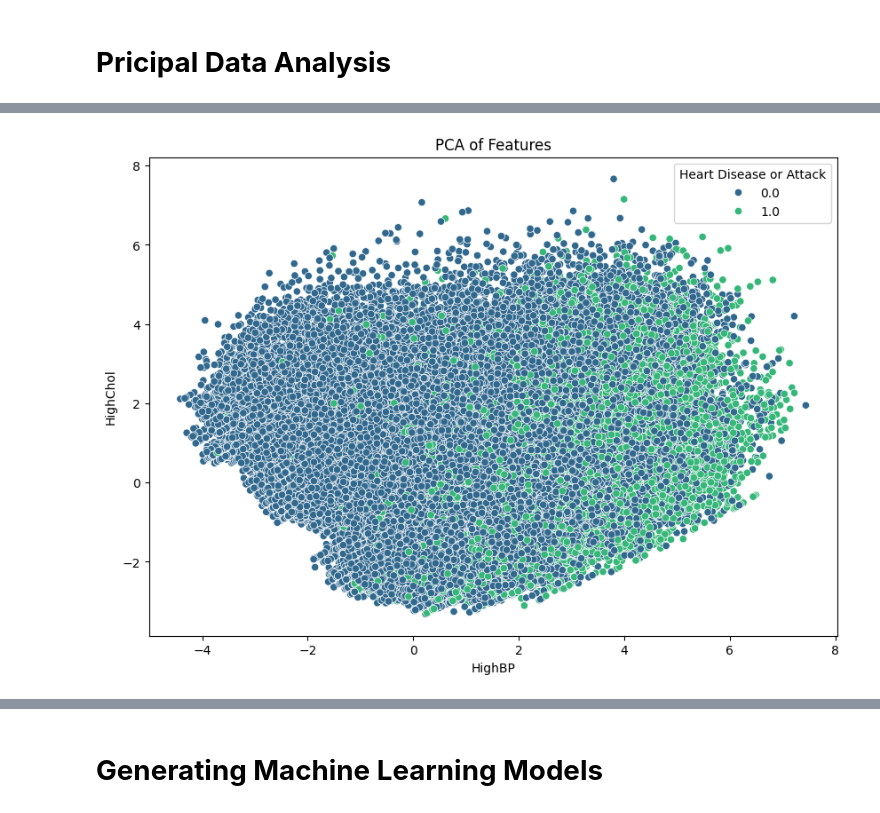
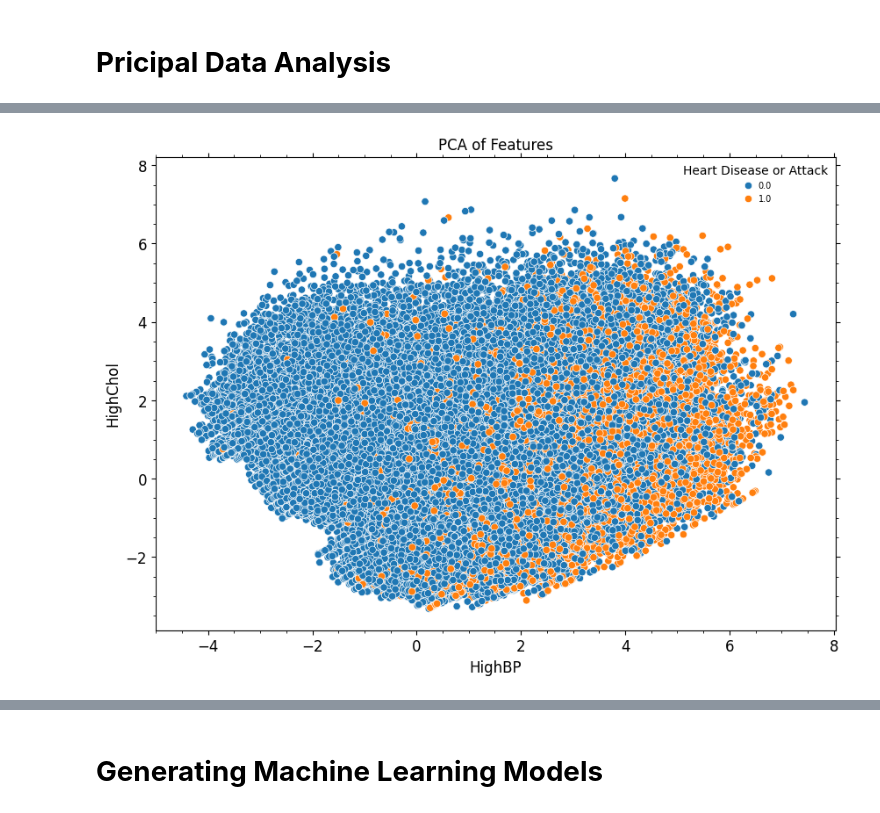
Before and after one commit to akhilnazim0/Data-Science-Project, a Jupyter notebook: Data_Science_Project_.ipynb, the cells around one changed output, grey strips where cells are left out. Drawn from its saved outputs; the diff is of its cells as text; code cells hidden in the pictures.

```diff
--- a/Data_Science_Project_.ipynb
+++ b/Data_Science_Project_.ipynb
@@ -314,19 +302,16 @@ X_pca = pca.fit_transform(X_scaled)
 df_pca = pd.DataFrame(data=X_pca, columns=['HighBP', 'HighChol','HeartDiseaseorAttack','CholCheck','BMI','Diabetes_012','Smoker','Stroke','Sex','PhysHlth','HvyAlcoholConsump'])
 df_pca['HeartDiseaseorAttack'] = y.reset_index(drop=True)
 # %%
-import matplotlib.pyplot as plt
-import seaborn as sns
-
 # Scatter plot of PCA components
 plt.figure(figsize=(10, 7))
-sns.scatterplot(x='HighBP', y='HighChol', hue='HeartDiseaseorAttack', data=df_pca, palette='viridis')
+sns.scatterplot(x='HighBP', y='HighChol', hue='HeartDiseaseorAttack', data=df_pca,)
 plt.title('PCA of Features')
 plt.xlabel('HighBP')
 plt.ylabel('HighChol')
 plt.legend(title='Heart Disease or Attack')
 plt.show()
 # %% [output]
-[figure, old version]
+[figure, new version]
 # %%
 # Specify the columns you want to plot
 columns_to_plot = ['HighBP', 'HighChol', 'HeartDiseaseorAttack', 'CholCheck',
```
Also changed, not shown: parts of 14 cells of this notebook.
